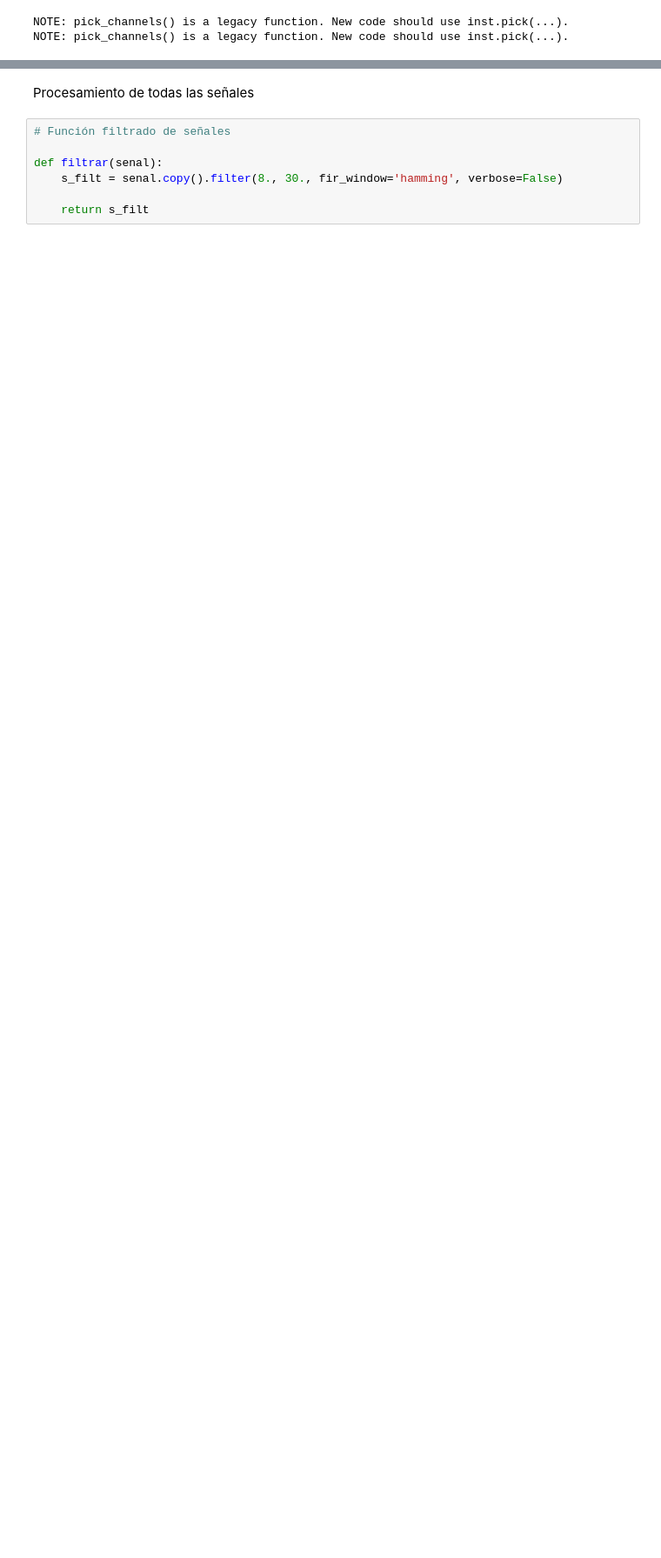
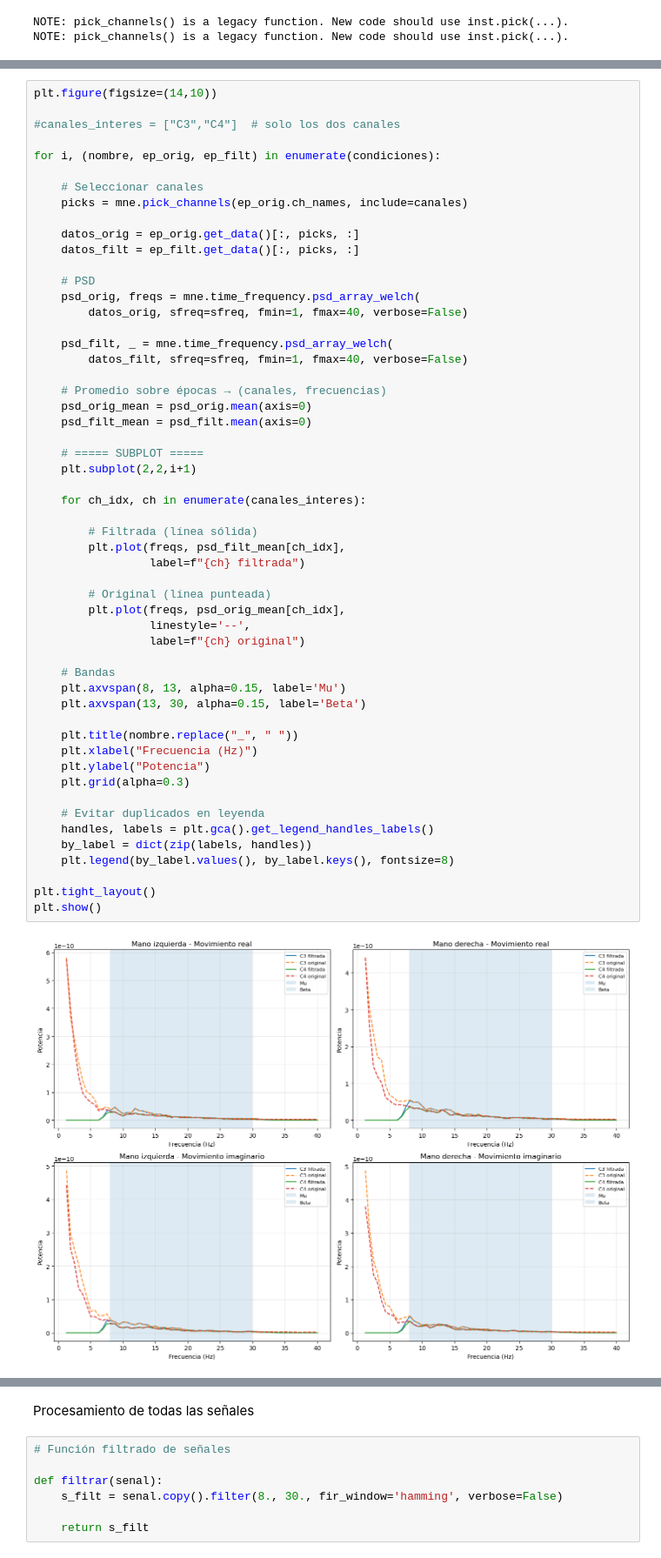
Before and after one commit to Isa21bella09/Proyecto-1---Biose-ales---Procesamiento-EEG, a Jupyter notebook: Proyecto 1 - Bioseñales.ipynb, the cells around one changed output, grey strips where cells are left out. Shown at 87% size. Cells and saved outputs as stored; diff of their text form; blank space fills up the shorter version.

```diff
--- a/Proyecto 1 - Bioseñales.ipynb
+++ b/Proyecto 1 - Bioseñales.ipynb
@@ -212,0 +229,56 @@ plt.show()
+# %%
+plt.figure(figsize=(14,10))
+
+#canales_interes = ["C3","C4"]  # solo los dos canales
+
+for i, (nombre, ep_orig, ep_filt) in enumerate(condiciones):
+
+    # Seleccionar canales
+    picks = mne.pick_channels(ep_orig.ch_names, include=canales)
+
+    datos_orig = ep_orig.get_data()[:, picks, :]
+    datos_filt = ep_filt.get_data()[:, picks, :]
+
+    # PSD
+    psd_orig, freqs = mne.time_frequency.psd_array_welch(
+        datos_orig, sfreq=sfreq, fmin=1, fmax=40, verbose=False)
+
+    psd_filt, _ = mne.time_frequency.psd_array_welch(
+        datos_filt, sfreq=sfreq, fmin=1, fmax=40, verbose=False)
+
+    # Promedio sobre épocas → (canales, frecuencias)
+    psd_orig_mean = psd_orig.mean(axis=0)
+    psd_filt_mean = psd_filt.mean(axis=0)
+
+    # ===== SUBPLOT =====
+    plt.subplot(2,2,i+1)
+
+    for ch_idx, ch in enumerate(canales_interes):
+
+        # Filtrada (línea sólida)
+        plt.plot(freqs, psd_filt_mean[ch_idx],
+                 label=f"{ch} filtrada")
+
+        # Original (línea punteada)
+        plt.plot(freqs, psd_orig_mean[ch_idx],
+                 linestyle='--',
+                 label=f"{ch} original")
+
+    # Bandas
+    plt.axvspan(8, 13, alpha=0.15, label='Mu')
+    plt.axvspan(13, 30, alpha=0.15, label='Beta')
+
+    plt.title(nombre.replace("_", " "))
+    plt.xlabel("Frecuencia (Hz)")
+    plt.ylabel("Potencia")
+    plt.grid(alpha=0.3)
+
+    # Evitar duplicados en leyenda
+    handles, labels = plt.gca().get_legend_handles_labels()
+    by_label = dict(zip(labels, handles))
+    plt.legend(by_label.values(), by_label.keys(), fontsize=8)
+
+plt.tight_layout()
+plt.show()
+# %% [output]
+[figure, added]
```
Also changed, not shown: parts of 3 cells of this notebook.
